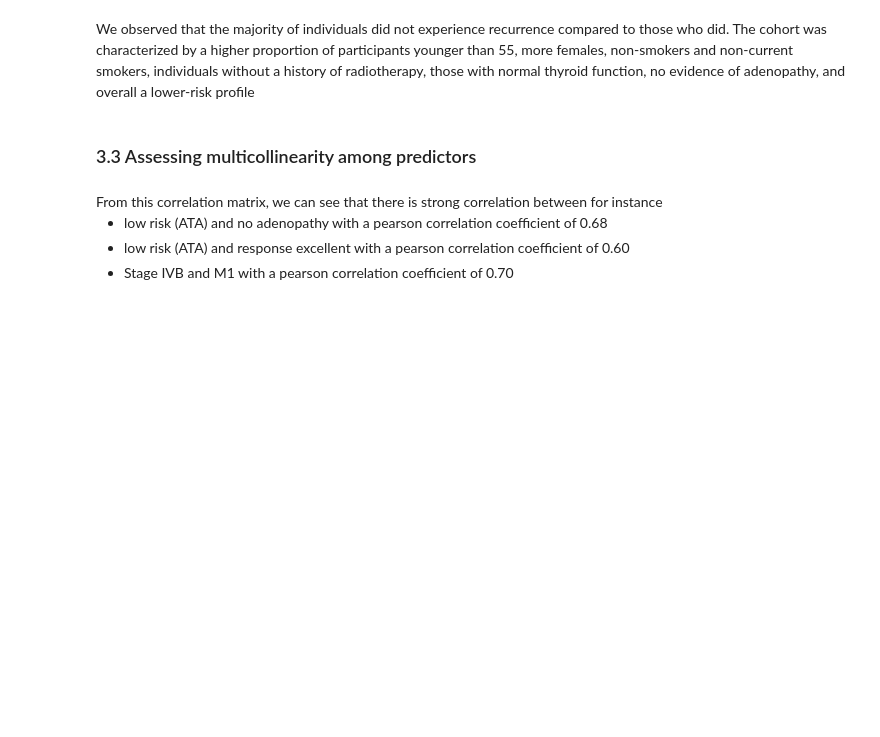
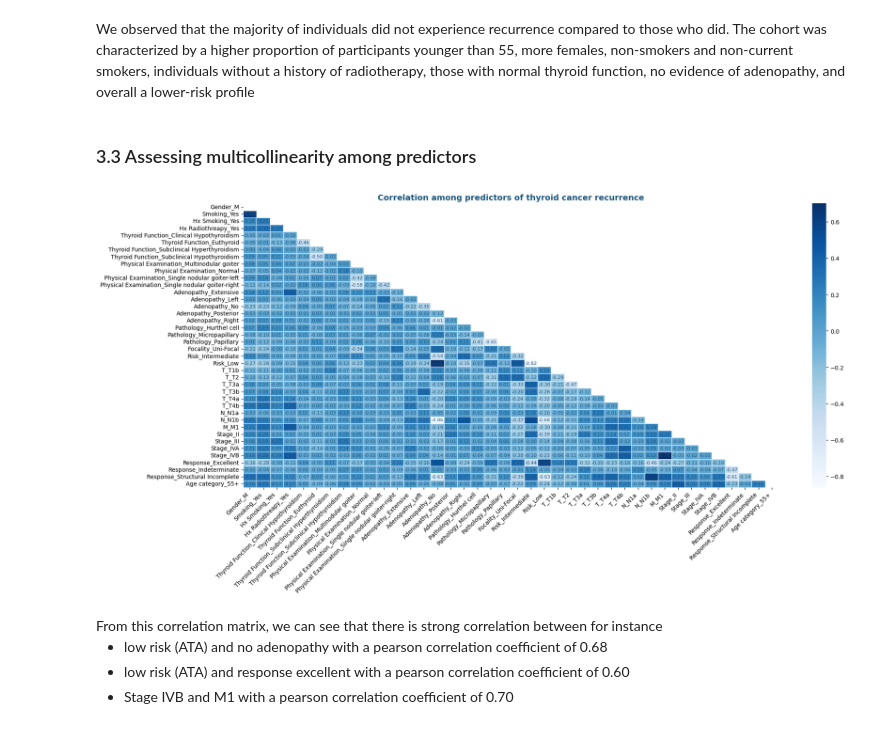
Before and after one commit to andrewnana/Python-Machine-Learning, a Jupyter notebook: Tcr-part1-EDA-logistic-regression.ipynb, the cells around one changed output. Cells and saved outputs as stored; diff of their text form; code cells hidden in the pictures; blank space fills up the shorter version.

```diff
--- a/Tcr-part1-EDA-logistic-regression.ipynb
+++ b/Tcr-part1-EDA-logistic-regression.ipynb
@@ -275,35 +306,28 @@ corr_matrix = mm.corr()
 # %%
 mask = np.triu(np.ones_like(corr_matrix, dtype=bool))
 corr_masked = corr_matrix.mask(mask)
 
-fig = px.imshow(
-    corr_masked,
-    text_auto=".2f",
-    color_continuous_scale=["#ebf2f6", "#aed6f1", "#3498db"],
-    aspect="auto"
+plt.figure(figsize=(20, 10))
+sns.heatmap(
+    corr_matrix,
+    mask=mask,
+    annot=True,
+    fmt=".2f",
+    cmap="Blues",
+    cbar=True,
+    square=False,
+    linewidths=0.5,
+    linecolor="white",
+    annot_kws={"size": 8, "color": "#1b557c"}
 )
 
-fig.update_layout(
-    width=1000,
-    height=900,
-    font=dict(size=8, color="#1b557c"),
-    xaxis=dict(
-        tickangle=-45,
-        showticklabels=True,
-        showgrid=True,
-        zeroline=False
-    ),
-    yaxis=dict(
-        showticklabels=True,
-        showgrid=True,
-        zeroline=False
-    ),
-    title="Correlation Heatmap",
-    plot_bgcolor='white',
-    paper_bgcolor='white'
-)
-
-fig.show()
+plt.title("Correlation among predictors of thyroid cancer recurrence", fontsize=14, fontweight="bold", color="#1b557c")
+plt.xticks(rotation=45, ha="right")
+plt.yticks(rotation=0)
+plt.tight_layout()
+plt.show()
+# %% [output]
+[figure, added]
 # %% [markdown]
 <span style="font-size:14px">
 From this correlation matrix, we can see that there is strong correlation between for instance
```
Also changed, not shown: parts of 46 cells of this notebook, 2 other files.
